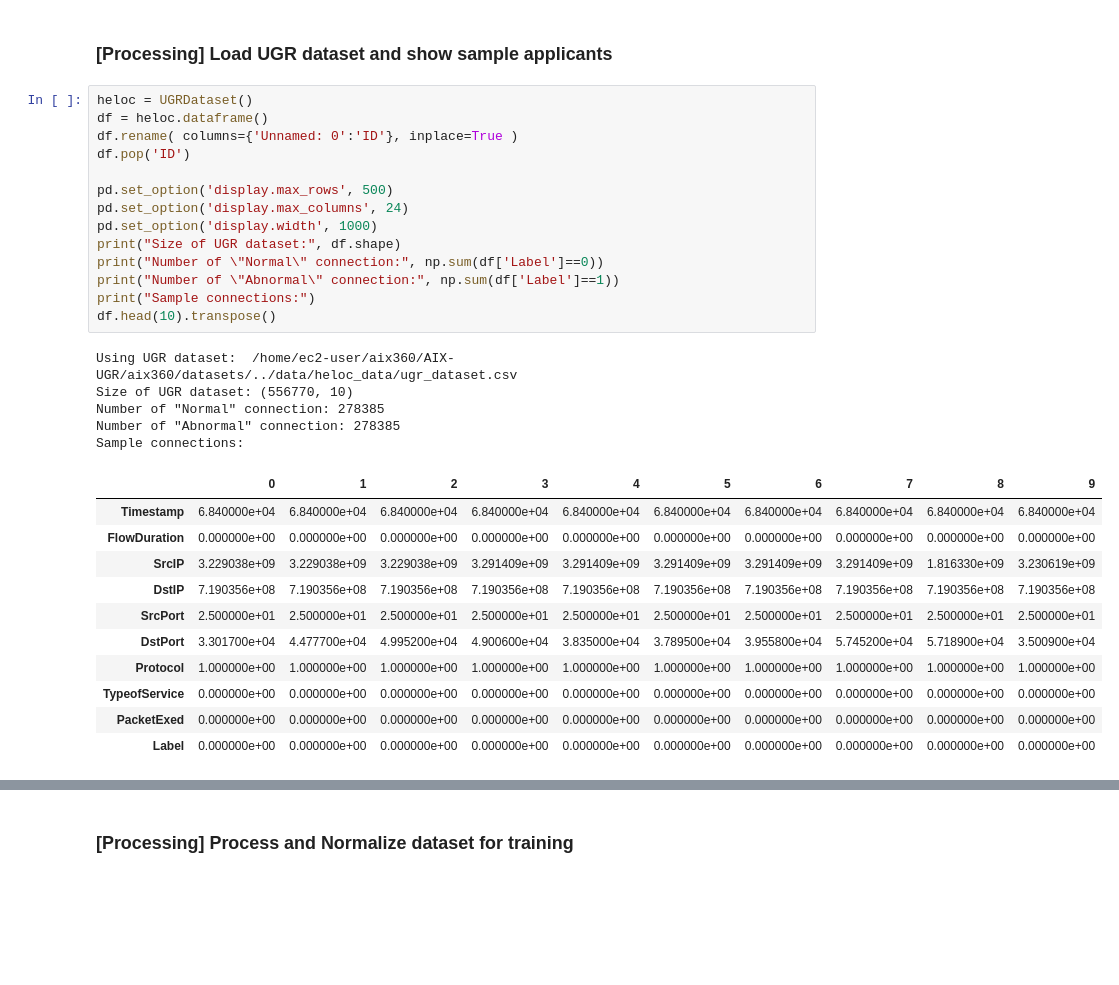
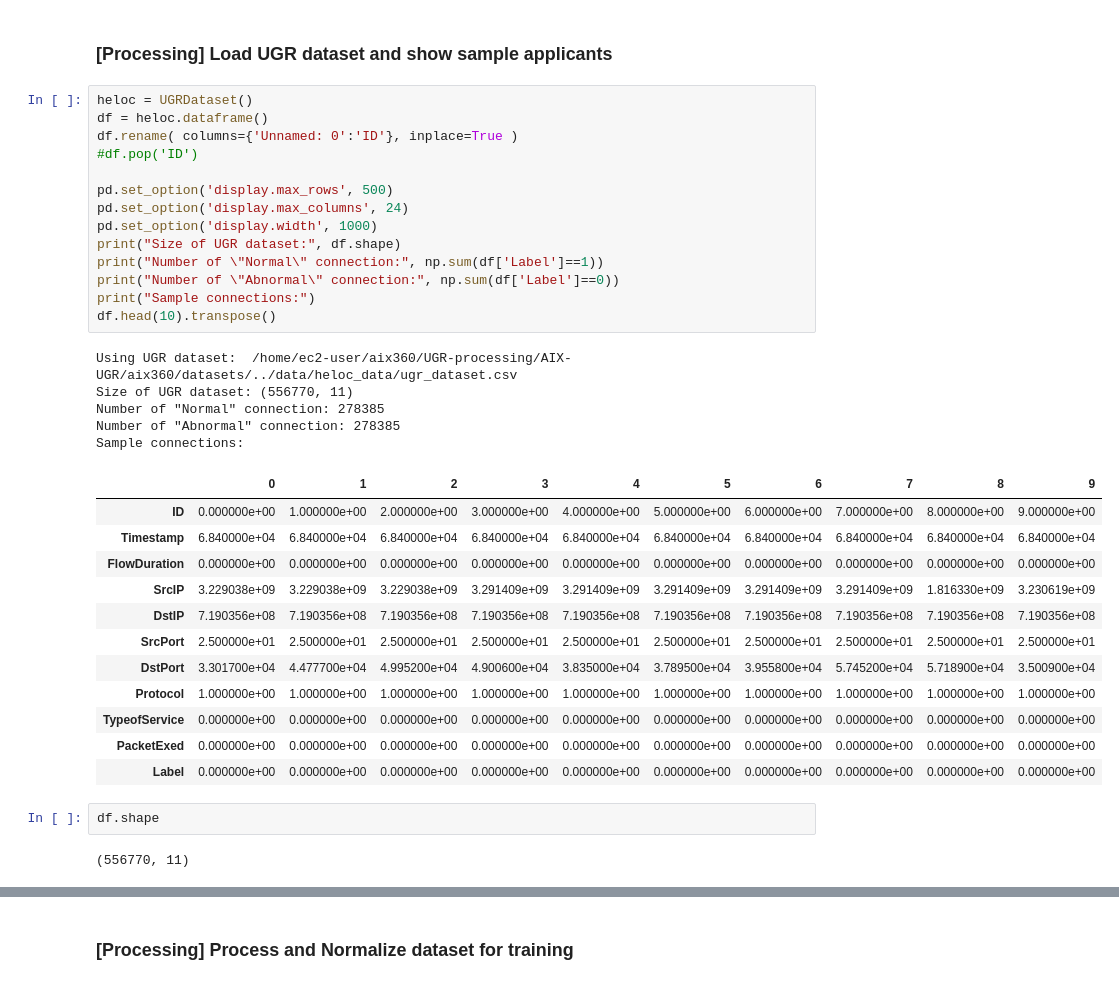
Before and after one commit to c-zhong/UGR-AIX, a Jupyter notebook: UGR_for_human_evaluation.ipynb, the cells around one changed output, grey strips where cells are left out. Cells and saved outputs as stored; diff of their text form; blank space fills up the shorter version.

```diff
--- a/UGR_for_human_evaluation.ipynb
+++ b/UGR_for_human_evaluation.ipynb
@@ -390,24 +412,25 @@ from aix360.datasets.ugr_dataset import UGRDataset
 # %%
 heloc = UGRDataset()
 df = heloc.dataframe()
 df.rename( columns={'Unnamed: 0':'ID'}, inplace=True )
-df.pop('ID')
+#df.pop('ID')
 
 pd.set_option('display.max_rows', 500)
 pd.set_option('display.max_columns', 24)
 pd.set_option('display.width', 1000)
 print("Size of UGR dataset:", df.shape)
-print("Number of \"Normal\" connection:", np.sum(df['Label']==0))
-print("Number of \"Abnormal\" connection:", np.sum(df['Label']==1))
+print("Number of \"Normal\" connection:", np.sum(df['Label']==1))
+print("Number of \"Abnormal\" connection:", np.sum(df['Label']==0))
 print("Sample connections:")
 df.head(10).transpose()
 # %% [output]
-Using UGR dataset:  /home/ec2-user/aix360/AIX-UGR/aix360/datasets/../data/heloc_data/ugr_dataset.csv
-Size of UGR dataset: (556770, 10)
+Using UGR dataset:  /home/ec2-user/aix360/UGR-processing/AIX-UGR/aix360/datasets/../data/heloc_data/ugr_dataset.csv
+Size of UGR dataset: (556770, 11)
 Number of "Normal" connection: 278385
 Number of "Abnormal" connection: 278385
 Sample connections:
 |  | 0 | 1 | 2 | 3 | 4 | 5 | 6 | 7 | 8 | 9 |
+| ID | 0.000000e+00 | 1.000000e+00 | 2.000000e+00 | 3.000000e+00 | 4.000000e+00 | 5.000000e+00 | 6.000000e+00 | 7.000000e+00 | 8.000000e+00 | 9.000000e+00 |
 | Timestamp | 6.840000e+04 | 6.840000e+04 | 6.840000e+04 | 6.840000e+04 | 6.840000e+04 | 6.840000e+04 | 6.840000e+04 | 6.840000e+04 | 6.840000e+04 | 6.840000e+04 |
 | FlowDuration | 0.000000e+00 | 0.000000e+00 | 0.000000e+00 | 0.000000e+00 | 0.000000e+00 | 0.000000e+00 | 0.000000e+00 | 0.000000e+00 | 0.000000e+00 | 0.000000e+00 |
 | SrcIP | 3.229038e+09 | 3.229038e+09 | 3.229038e+09 | 3.291409e+09 | 3.291409e+09 | 3.291409e+09 | 3.291409e+09 | 3.291409e+09 | 1.816330e+09 | 3.230619e+09 |
@@ -418,6 +441,10 @@ Sample connections:
 | TypeofService | 0.000000e+00 | 0.000000e+00 | 0.000000e+00 | 0.000000e+00 | 0.000000e+00 | 0.000000e+00 | 0.000000e+00 | 0.000000e+00 | 0.000000e+00 | 0.000000e+00 |
 | PacketExed | 0.000000e+00 | 0.000000e+00 | 0.000000e+00 | 0.000000e+00 | 0.000000e+00 | 0.000000e+00 | 0.000000e+00 | 0.000000e+00 | 0.000000e+00 | 0.000000e+00 |
 | Label | 0.000000e+00 | 0.000000e+00 | 0.000000e+00 | 0.000000e+00 | 0.000000e+00 | 0.000000e+00 | 0.000000e+00 | 0.000000e+00 | 0.000000e+00 | 0.000000e+00 |
+# %%
+df.shape
+# %% [output]
+(556770, 11)
 # %%
 # Plot (example) distributions for two features
 print("Distribution of several features:")
```
Also changed, not shown: parts of 23 cells of this notebook.
